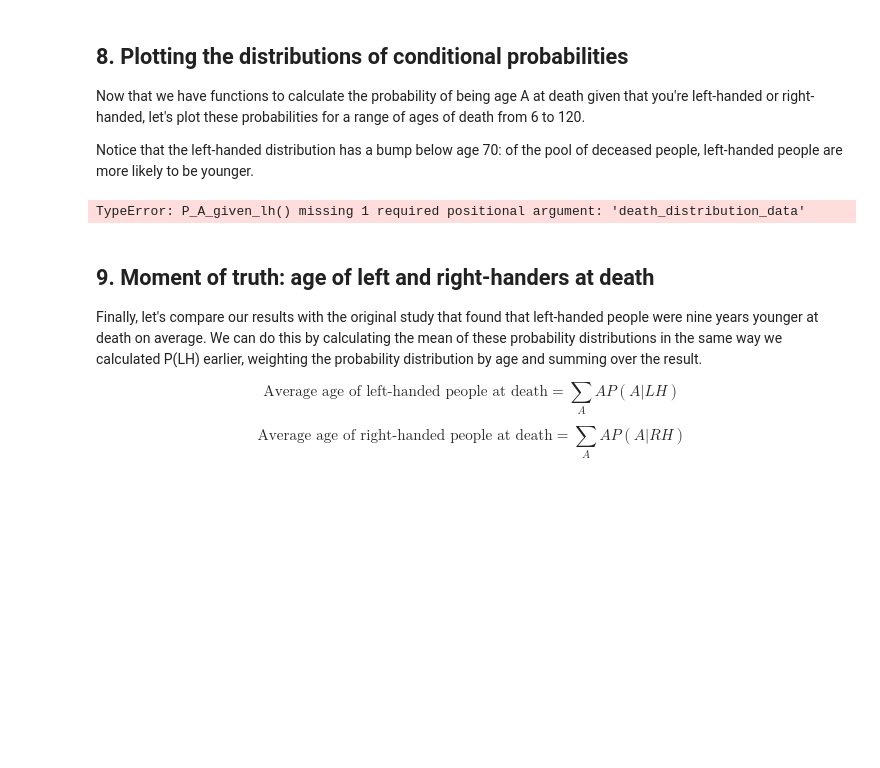
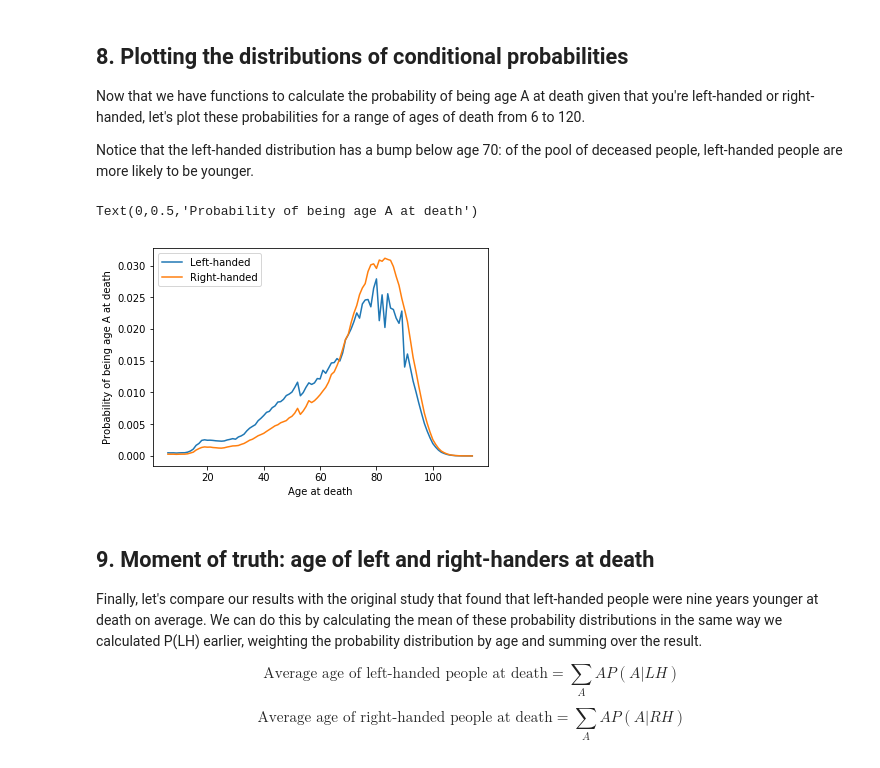
Before and after one commit to msmsk05/Portfolio, a Jupyter notebook: Do Left-handed People Really Die Young_/notebook.ipynb, the cells around one changed output. Drawn from its saved outputs; the diff is of its cells as text; code cells hidden in the pictures; blank space fills up the shorter version.

```diff
--- a/Do Left-handed People Really Die Young_/notebook.ipynb
+++ b/Do Left-handed People Really Die Young_/notebook.ipynb
@@ -133,30 +133,30 @@ def P_A_given_lh(ages_of_death, death_distribution_data, study_year = 1990):
 # %%
 def P_A_given_rh(ages_of_death, death_distribution_data, study_year = 1990):
     """ The overall probability of being a particular `age_of_death` given that you're right-handed """
-    P_A = ...
-    P_right = ... # either you're left-handed or right-handed, so P_right = 1 - P_left
-    P_rh_A = ... # P_rh_A = 1 - P_lh_A
+    P_A = death_distribution_data['Both Sexes'][ages_of_death] / np.sum(death_distribution_data['Both Sexes'])
+    P_right = 1- P_lh(death_distribution_data, study_year) # either you're left-handed or right-handed, so these sum to 1
+    P_rh_A = 1-P_lh_given_A(ages_of_death, study_year) # these also sum to 1
     return P_rh_A*P_A/P_right
 # %% [markdown]
 ## 8. Plotting the distributions of conditional probabilities
 <p>Now that we have functions to calculate the probability of being age A at death given that you're left-handed or right-handed, let's plot these probabilities for a range of ages of death from 6 to 120. </p>
 <p>Notice that the left-handed distribution has a bump below age 70: of the pool of deceased people, left-handed people are more likely to be younger. </p>
 # %%
-ages = np.arange(6, 115, 1) # make a list of ages of death to plot
+ages = np.arange(6,115,1) # make a list of ages of death to plot
 
-# calculate the probability of being left- or right-handed for each
-left_handed_probability = P_A_given_lh(...)
-right_handed_probability = P_A_given_rh(...)
+# for each age, calculate the probability of being left- or right-handed
+left_handed_probability = P_A_given_lh(ages, death_distribution_data)
+right_handed_probability = P_A_given_rh(ages, death_distribution_data)
 
-# create a plot of the two probabilities vs. age
 fig, ax = plt.subplots() # create figure and axis objects
 ax.plot(ages, left_handed_probability, label = "Left-handed")
-ax.plot(..., ..., label = ...)
-ax.legend() # add a legend
+ax.plot(ages, right_handed_probability, label = "Right-handed")
+ax.legend()
 ax.set_xlabel("Age at death")
 ax.set_ylabel(r"Probability of being age A at death")
 # %% [output]
-TypeError: P_A_given_lh() missing 1 required positional argument: 'death_distribution_data'
+Text(0,0.5,'Probability of being age A at death')
+[figure, added]
 # %% [markdown]
 ## 9. Moment of truth: age of left and right-handers at death
 <p>Finally, let's compare our results with the original study that found that left-handed people were nine years younger at death on average. We can do this by calculating the mean of these probability distributions in the same way we calculated P(LH) earlier, weighting the probability distribution by age and summing over the result.</p>
```
Also changed, not shown: parts of 2 cells of this notebook, 26 other files.
